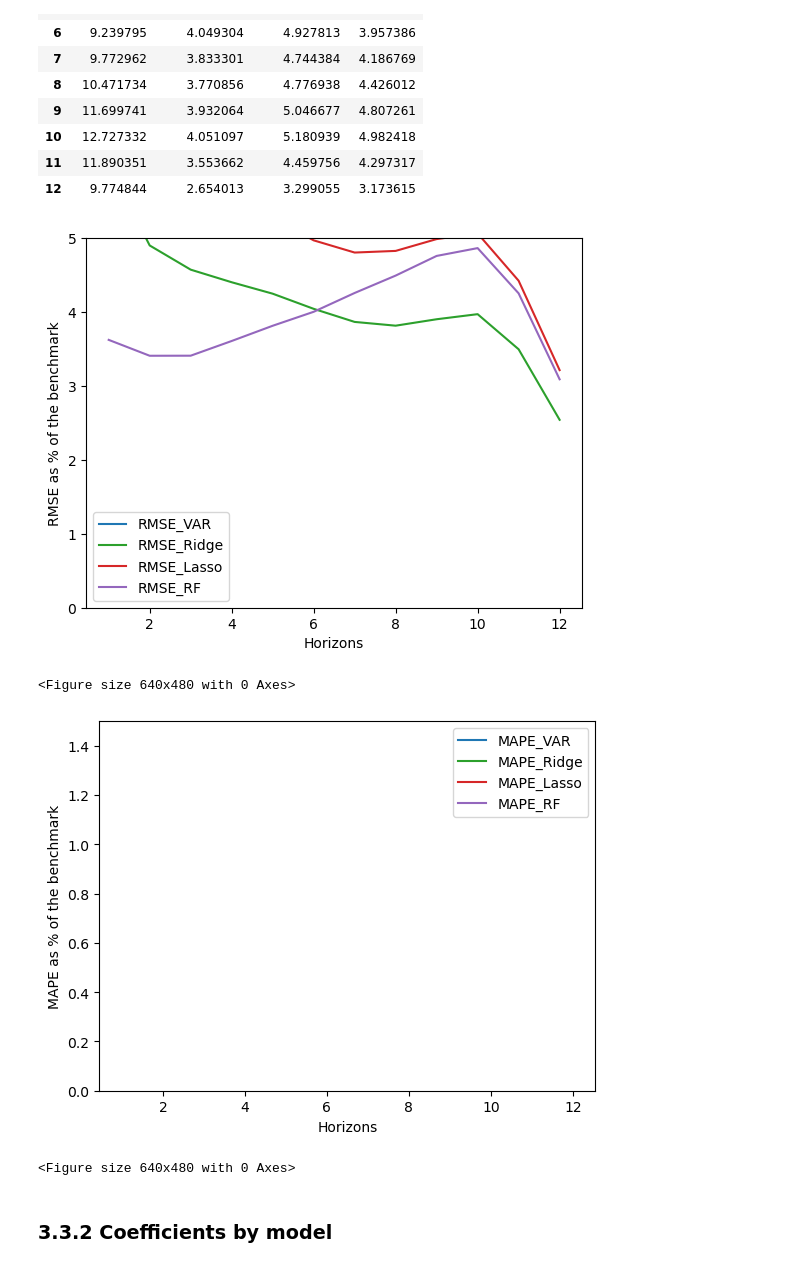
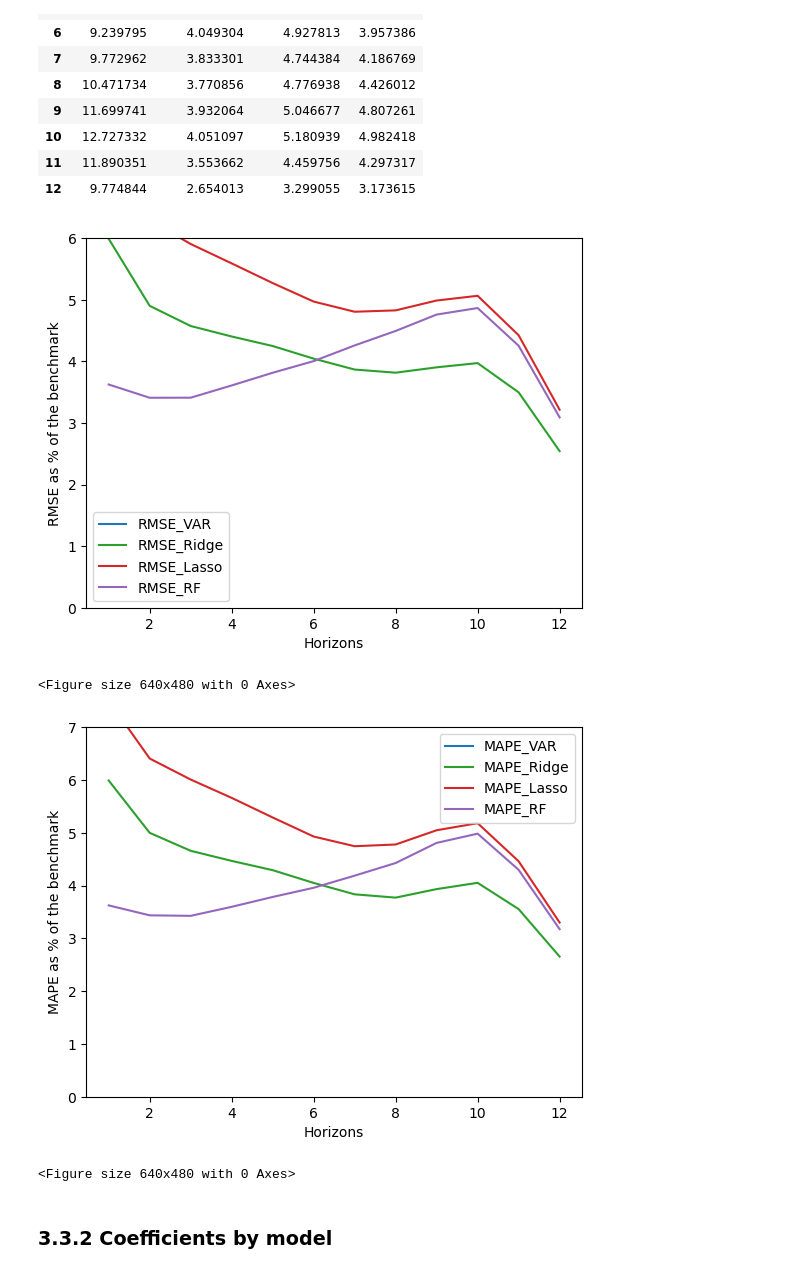
Before and after one commit to estcab00/inflation-prediction, a Jupyter notebook: code/headline_inflation/2019 - new variables/3_Regression_H22_Robustness.ipynb, the cells around one changed output. Cells and saved outputs as stored; diff of their text form; code cells hidden in the pictures.

```diff
--- a/code/headline_inflation/2019 - new variables/3_Regression_H22_Robustness.ipynb
+++ b/code/headline_inflation/2019 - new variables/3_Regression_H22_Robustness.ipynb
@@ -988,20 +675,20 @@ def graph_models(df_results, metric = "RMSE",lim=1.5, colors = None):
 # %%
 colors = {'RMSE_VAR': 'tab:blue', 'RMSE_Ridge': 'tab:green', 'RMSE_Lasso': 'tab:red', 'RMSE_RF': 'tab:purple'}
 
-graph_models(RMSE_2022_results, lim=5, colors=colors)
+graph_models(RMSE_2022_results, lim=6, colors=colors)
 
 plt.savefig("../../../output/3_Regression/h19_test/h22_rmse.png", bbox_inches='tight', dpi=300)
 # %% [output]
-[figure, old version]
+[figure, new version]
 <Figure size 640x480 with 0 Axes>
 # %%
 colors = {'MAPE_VAR': 'tab:blue', 'MAPE_Ridge': 'tab:green', 'MAPE_Lasso': 'tab:red', 'MAPE_RF': 'tab:purple'}
 
-graph_models(MAPE_2022_results, metric = "MAPE", lim=1.5, colors=colors)
+graph_models(MAPE_2022_results, metric = "MAPE", lim=7, colors=colors)
 
 plt.savefig("../../../output/3_Regression/h19_test/h22_mape.png", bbox_inches='tight', dpi=300)
 # %% [output]
-[figure, old version]
+[figure, new version]
 <Figure size 640x480 with 0 Axes>
 # %% [markdown]
 ### 3.3.2 Coefficients by model
```
Also changed, not shown: parts of 19 cells of this notebook, 43 other files.
